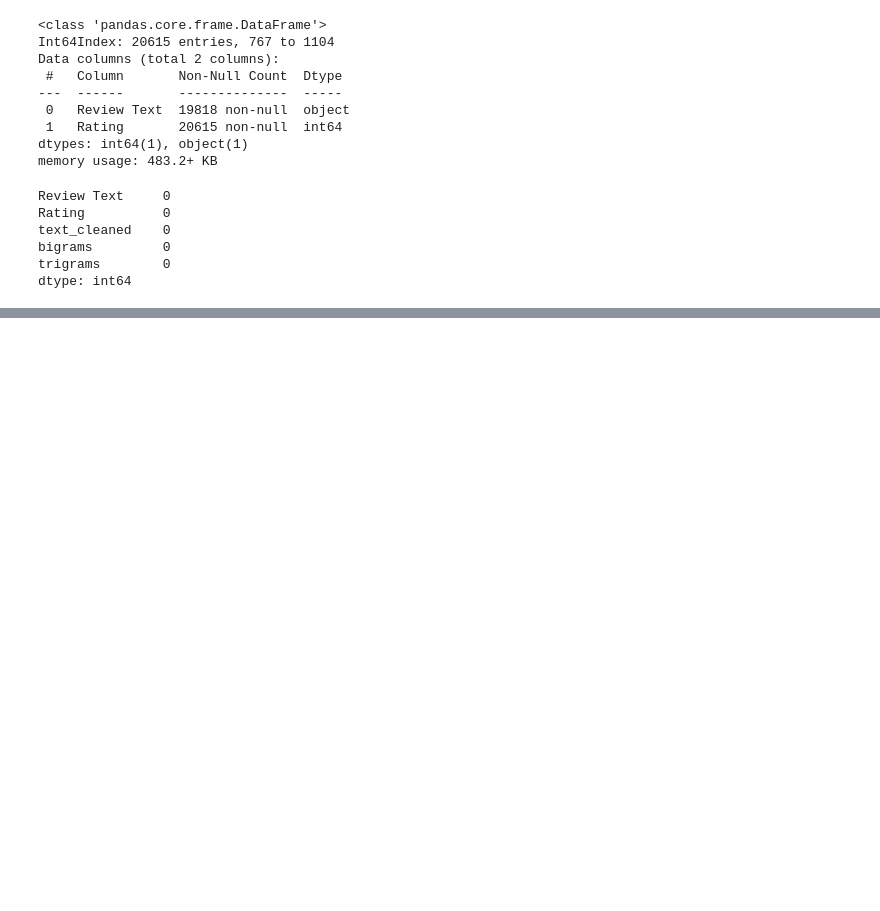
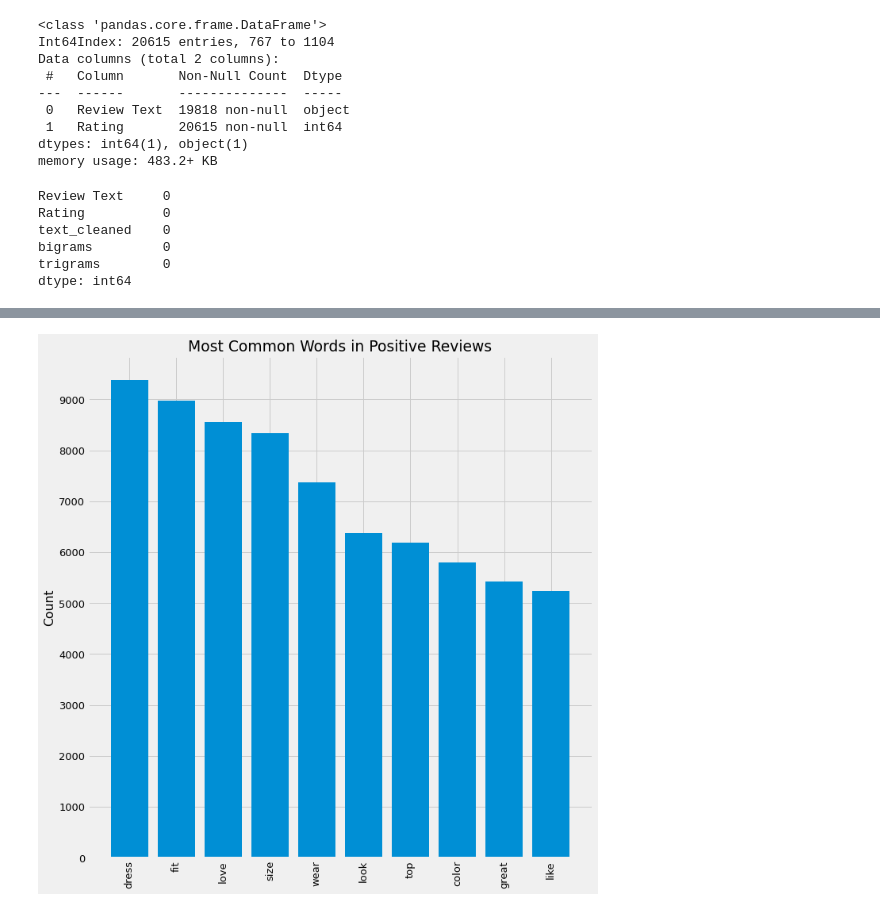
Before and after one commit to ThomasHChapman/classifying_user_reviews, a Jupyter notebook: working_notebooks/preprocessing_nb_10words.ipynb, the cells around one changed output, grey strips where cells are left out. Drawn from its saved outputs; the diff is of its cells as text; code cells hidden in the pictures; blank space fills up the shorter version.

```diff
--- a/working_notebooks/preprocessing_nb_10words.ipynb
+++ b/working_notebooks/preprocessing_nb_10words.ipynb
@@ -735,3 +750,9 @@ df_fash
 # %%
 # Save cleaned fashion data to .csv
 df_fash.to_csv('../data/fashion_cleaned.csv')
+# %%
+# Ten most common words appearing in positive fashion reviews
+pos_fash_dist = FreqDist(df_fash['text_cleaned'].str.split().explode().loc[df_fash['sentiment'] == 2])
+visualize_top_n(pos_fash_dist, 'Most Common Words in Positive Reviews', 10)
+# %% [output]
+[figure, added]
```
Also changed, not shown: parts of 10 cells of this notebook.
